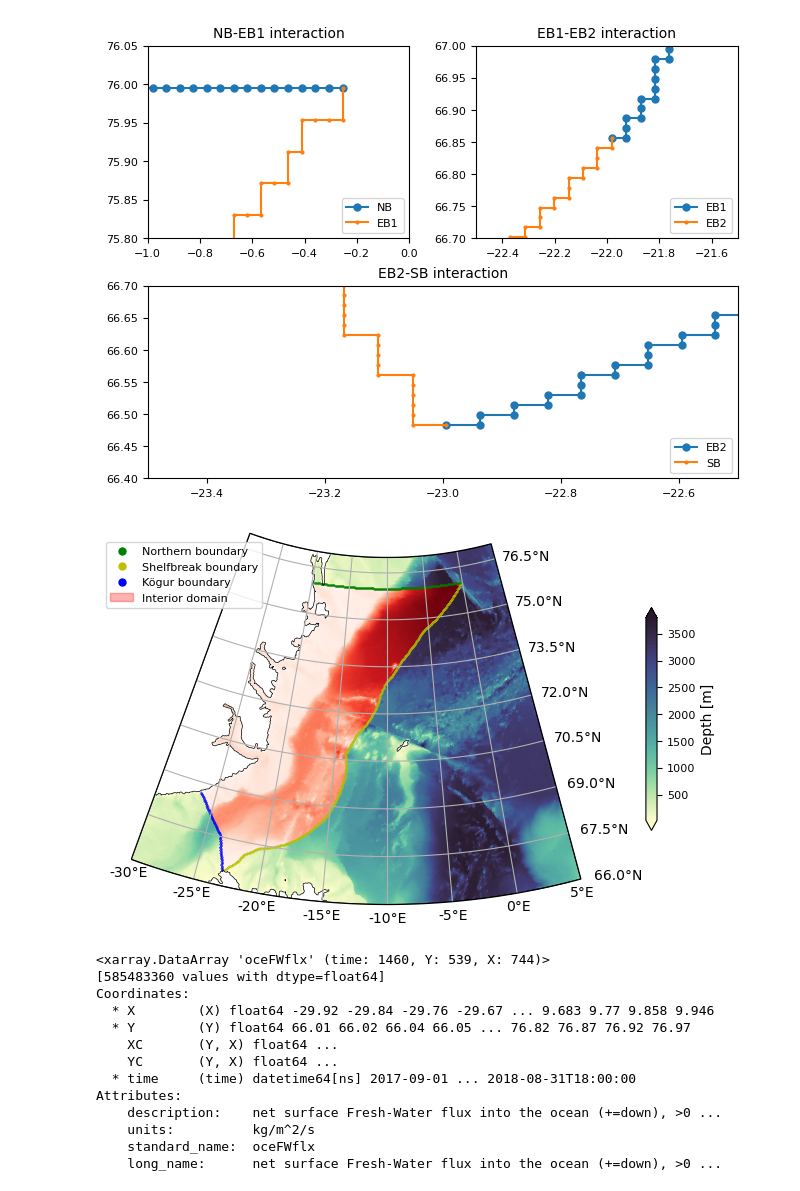
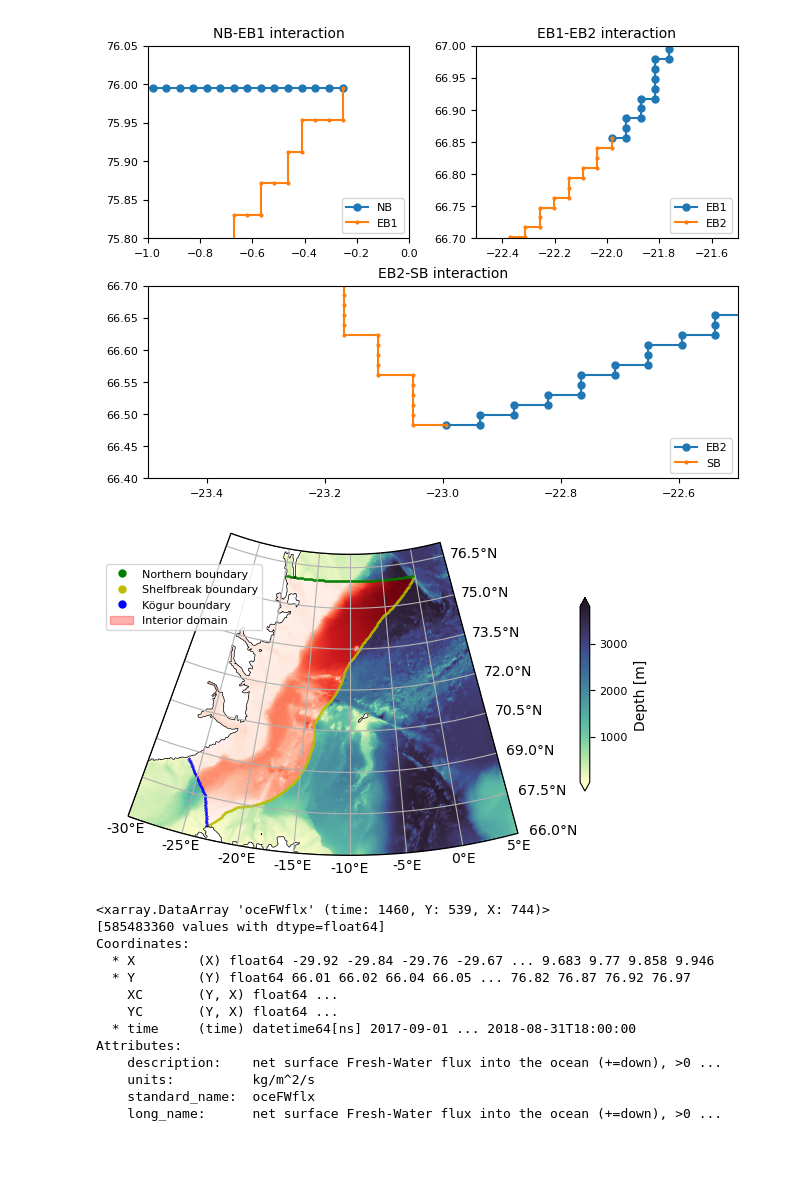
Before and after one commit to EirikKvamme/MScEirik, a Jupyter notebook: FW_budget/Full_FW_budget_76N.ipynb, the cells around one changed output. Cells and saved outputs as stored; diff of their text form; code cells hidden in the pictures; blank space fills up the shorter version.

```diff
--- a/FW_budget/Full_FW_budget_76N.ipynb
+++ b/FW_budget/Full_FW_budget_76N.ipynb
@@ -238,7 +238,7 @@ axs[2].legend(loc='lower right')
 [figure]
 # %%
 # Plot map and mooring locations
-fig, ax = plt.subplots(figsize=(6.2217, 4), subplot_kw={'projection': ccrs.NorthPolarStereo(central_longitude=-10)}, layout='constrained') #
+fig, ax = plt.subplots(figsize=(6.2217, 3.5), subplot_kw={'projection': ccrs.NorthPolarStereo(central_longitude=-10)}, layout='constrained') #
 
 extent = [-30+10, 5+10, 66, 77]
 
@@ -294,35 +294,35 @@ ax.add_patch(patch)
 ax.set_boundary(patch.get_path(), transform=ax.transData)
 
 # Add gridlines without labels
 gl = ax.gridlines(draw_labels=False)
 
 # Manually add the labels for the bottom and right sides
 xticks = np.arange(extent[0]-10, extent[1]-10 + 1, 5)  # Adjust the range and step as needed
 yticks = np.arange(extent[2], extent[3] + 1, 1.5)  # Adjust the range and step as needed
 
 # Add bottom labels
 for xtick in xticks:
     ax.text(xtick, extent[2]-0.2, f'{xtick}°E', transform=ccrs.PlateCarree(),
             fontsize=10, ha='center', va='top')
 
 # Add right labels
 for ytick in yticks:
     ax.text(extent[1] + 1-10, ytick, f'{ytick}°N', transform=ccrs.PlateCarree(),
             fontsize=10, ha='left', va='center')
 
 marker_legend1 = Line2D([], [], color='g', marker='.', linestyle='None', markersize=10, label='Northern boundary')
 marker_legend2 = Line2D([], [], color='y', marker='.', linestyle='None', markersize=10, label='Shelfbreak boundary')
 marker_legend3 = Line2D([], [], color='b', marker='.', linestyle='None', markersize=10, label='Kögur boundary')
 rectangle_legend = mpatches.Patch(color='red', alpha=0.3, label='Interior domain')
 
 # Create custom legend
-ax.legend(handles=[marker_legend1,marker_legend2,marker_legend3, rectangle_legend],loc=[-0.05,0.8])
+ax.legend(handles=[marker_legend1,marker_legend2,marker_legend3, rectangle_legend],loc=[-0.05,0.7])
 
 fig.savefig(r'/nird/home/ekv036/MSc/Fig/Structure',dpi=300, facecolor='w', edgecolor='w',
           orientation='landscape', format=None,
           transparent=False, bbox_inches=None,pad_inches=0.25)
 # %% [output]
-[figure, old version]
+[figure, new version]
 # %%
 display(FW_input)
 # %% [output]
```
Also changed, not shown: parts of 10 cells of this notebook.
